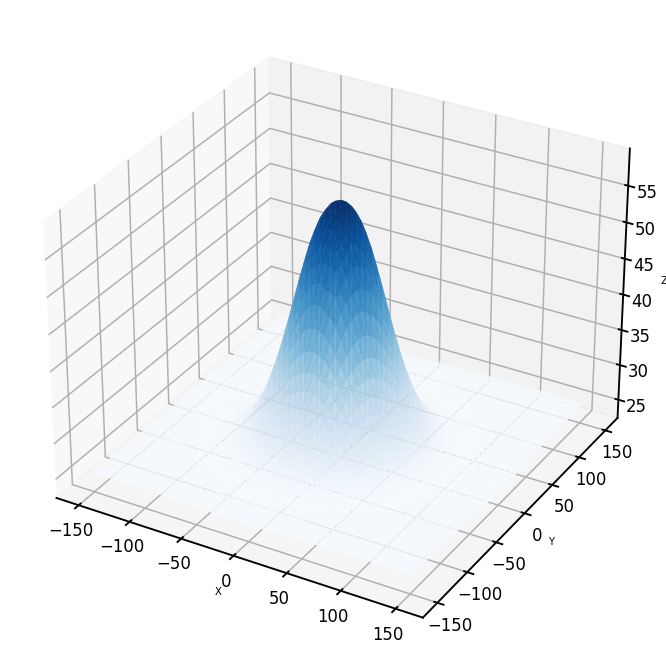
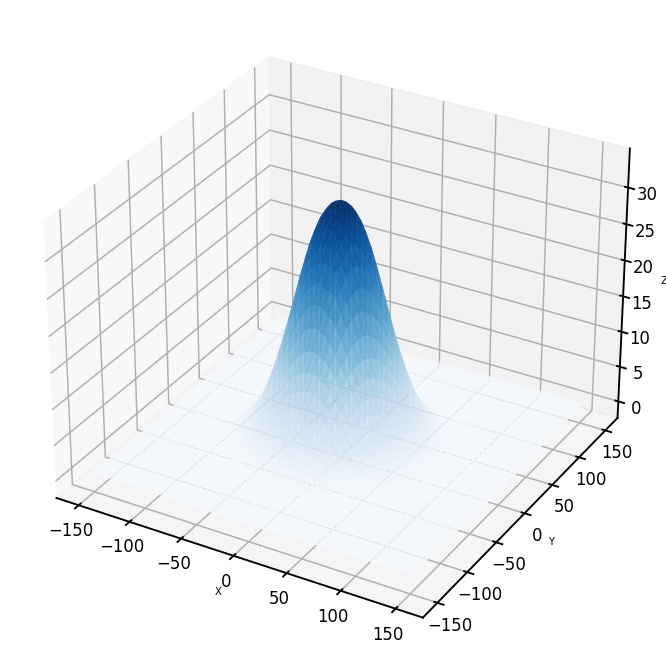
Code edit (unified diff) that turned the first committed figure into the second:
--- before
+++ after
@@ -44,4 +44,6 @@
 ax.set_ylim3d(-150.0, 150.0)
 ax.set_zlim3d(-150.0, 150.0)
+# Force equal scaling in 3D
+ax.set_box_aspect([1, 1, 1])
 ax.set_axis_off()
 if is_legend_plotted:

Commit: Add plot vertex for two examples of changed spont curv results